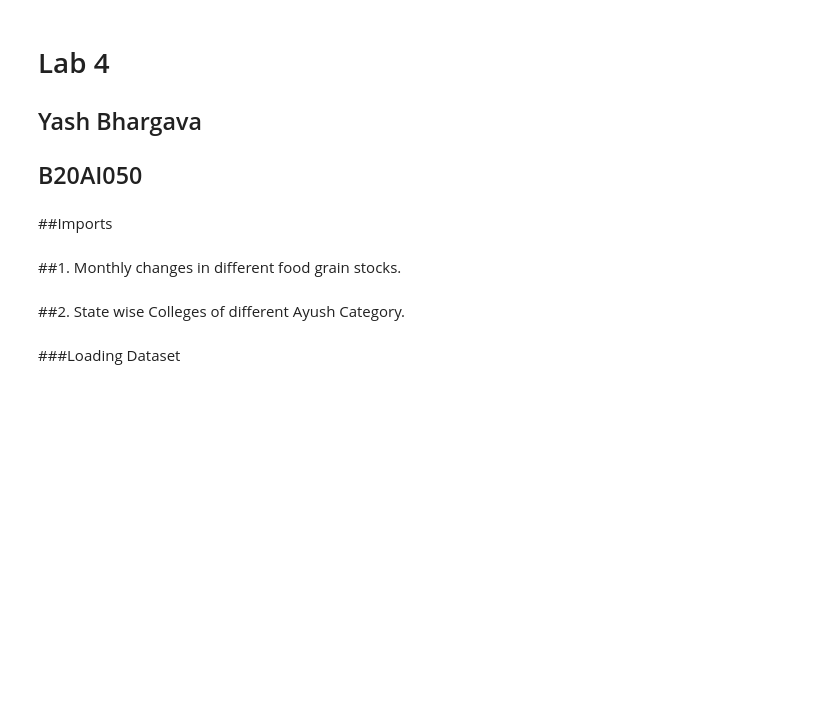
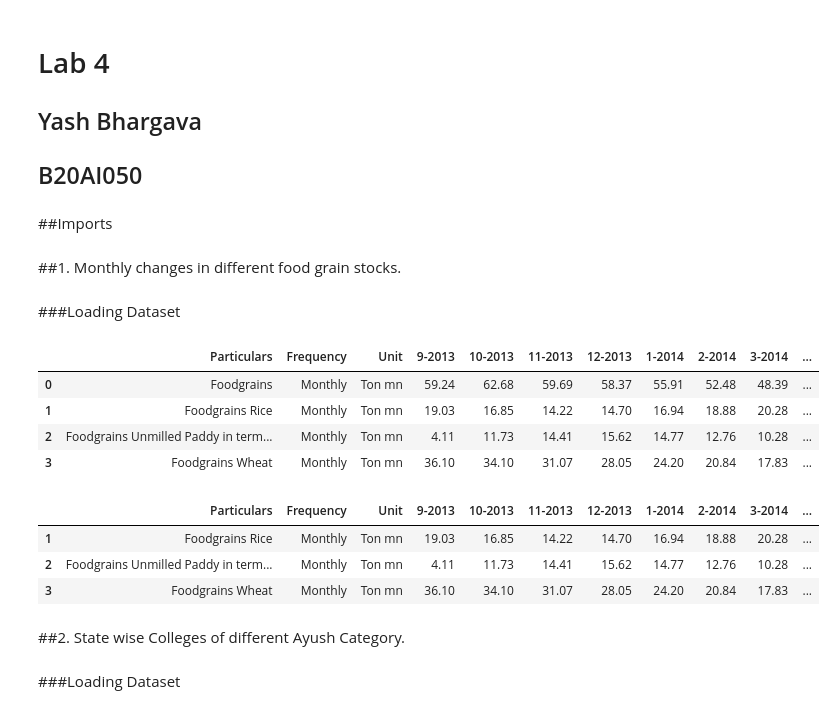
Before and after one commit to CyanTarantula/DV-Lab-4, a Jupyter notebook: B20AI050_DV_Lab4.ipynb, the cells around one changed output. Cells and saved outputs as stored; diff of their text form; code cells hidden in the pictures; blank space fills up the shorter version.

```diff
--- a/B20AI050_DV_Lab4.ipynb
+++ b/B20AI050_DV_Lab4.ipynb
@@ -11,6 +11,25 @@ import seaborn as sns
 import pandas as pd
 # %% [markdown]
 ##1. Monthly changes in different food grain stocks.
+# %% [markdown]
+###Loading Dataset
+# %%
+df1 = pd.read_csv('https://raw.githubusercontent.com/CyanTarantula/DV-Lab-4/main/data/Production_of_Agriculture_Stock-Ministry_of_Finance.csv')
+df1
+# %% [output]
+|  | Particulars | Frequency | Unit | 9-2013 | 10-2013 | 11-2013 | 12-2013 | 1-2014 | 2-2014 | 3-2014 | ... |
+| 0 | Foodgrains | Monthly | Ton mn | 59.24 | 62.68 | 59.69 | 58.37 | 55.91 | 52.48 | 48.39 | ... |
+| 1 | Foodgrains Rice | Monthly | Ton mn | 19.03 | 16.85 | 14.22 | 14.70 | 16.94 | 18.88 | 20.28 | ... |
+| 2 | Foodgrains Unmilled Paddy in term... | Monthly | Ton mn | 4.11 | 11.73 | 14.41 | 15.62 | 14.77 | 12.76 | 10.28 | ... |
+| 3 | Foodgrains Wheat | Monthly | Ton mn | 36.10 | 34.10 | 31.07 | 28.05 | 24.20 | 20.84 | 17.83 | ... |
+# %%
+df1_pivot = df1.drop(index=0)
+df1_pivot
+# %% [output]
+|  | Particulars | Frequency | Unit | 9-2013 | 10-2013 | 11-2013 | 12-2013 | 1-2014 | 2-2014 | 3-2014 | ... |
+| 1 | Foodgrains Rice | Monthly | Ton mn | 19.03 | 16.85 | 14.22 | 14.70 | 16.94 | 18.88 | 20.28 | ... |
+| 2 | Foodgrains Unmilled Paddy in term... | Monthly | Ton mn | 4.11 | 11.73 | 14.41 | 15.62 | 14.77 | 12.76 | 10.28 | ... |
+| 3 | Foodgrains Wheat | Monthly | Ton mn | 36.10 | 34.10 | 31.07 | 28.05 | 24.20 | 20.84 | 17.83 | ... |
 # %% [markdown]
 ##2. State wise Colleges of different Ayush Category.
 # %% [markdown]
```
Also changed, not shown: parts of 7 cells of this notebook.
